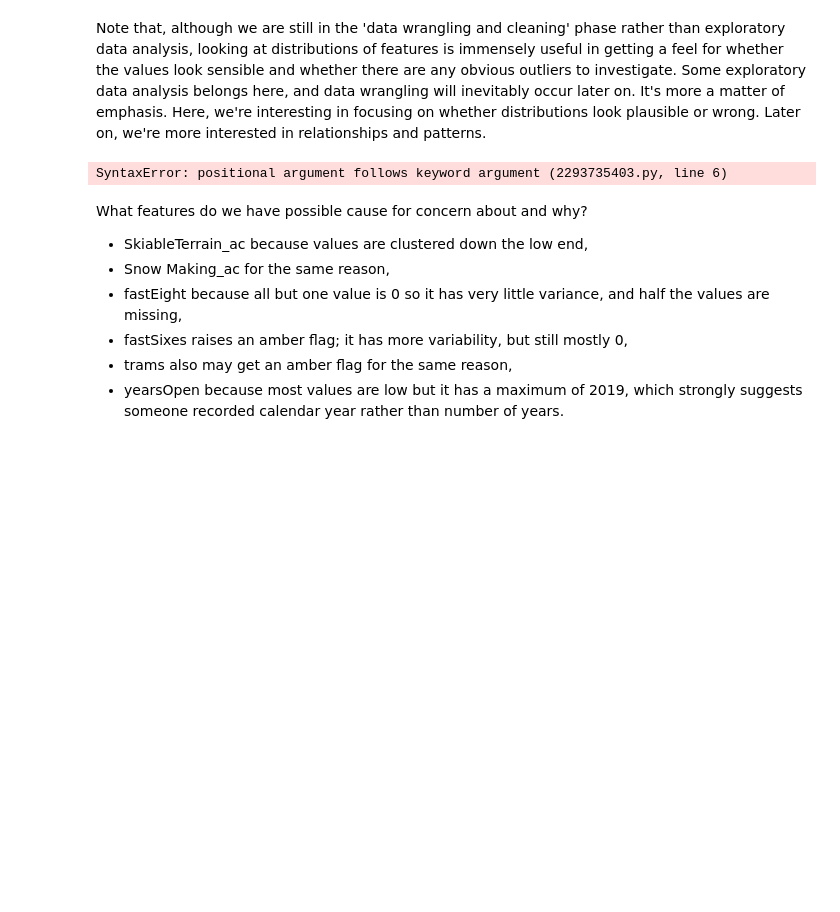
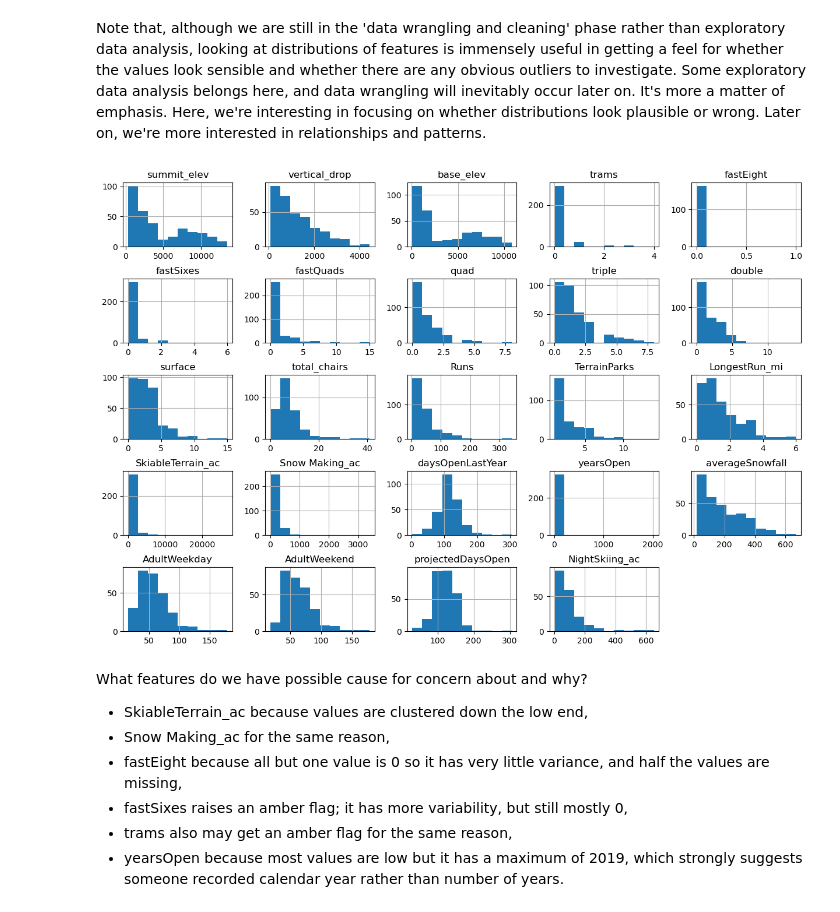
Before and after one commit to ngchi21/DataScienceGuidedCapstone1, a Jupyter notebook: Notebooks/02_data_wrangling.ipynb, the cells around one changed output. Saved outputs shown, nothing was run; the diff lists cells and outputs as text; code cells hidden in the pictures; blank space fills up the shorter version.

Commit message:
finishing the data wrangling portion of this project

```diff
--- a/Notebooks/02_data_wrangling.ipynb
+++ b/Notebooks/02_data_wrangling.ipynb
@@ -549,14 +541,14 @@ Note that, although we are still in the 'data wrangling and cleaning' phase rath
 # %%
 #Code task 18#
 #Call ski_data's `hist` method to plot histograms of each of the numeric features
 #Try passing it an argument figsize=(15,10)
 #Try calling plt.subplots_adjust() with an argument hspace=0.5 to adjust the spacing
 #It's important you create legible and easy-to-read plots
-ski_data.hist(figsize=15, 10)
-#plt.subplots_adjust(hspace=0.5);
+ski_data.hist(figsize=(15,10))
+plt.subplots_adjust(hspace=0.5);
 #Hint: notice how the terminating ';' "swallows" some messy output and leads to a tidier notebook
 # %% [output]
-SyntaxError: positional argument follows keyword argument (2293735403.py, line 6)
+[figure, added]
 # %% [markdown]
 What features do we have possible cause for concern about and why?
 
```
Also changed, not shown: parts of 28 cells of this notebook.
